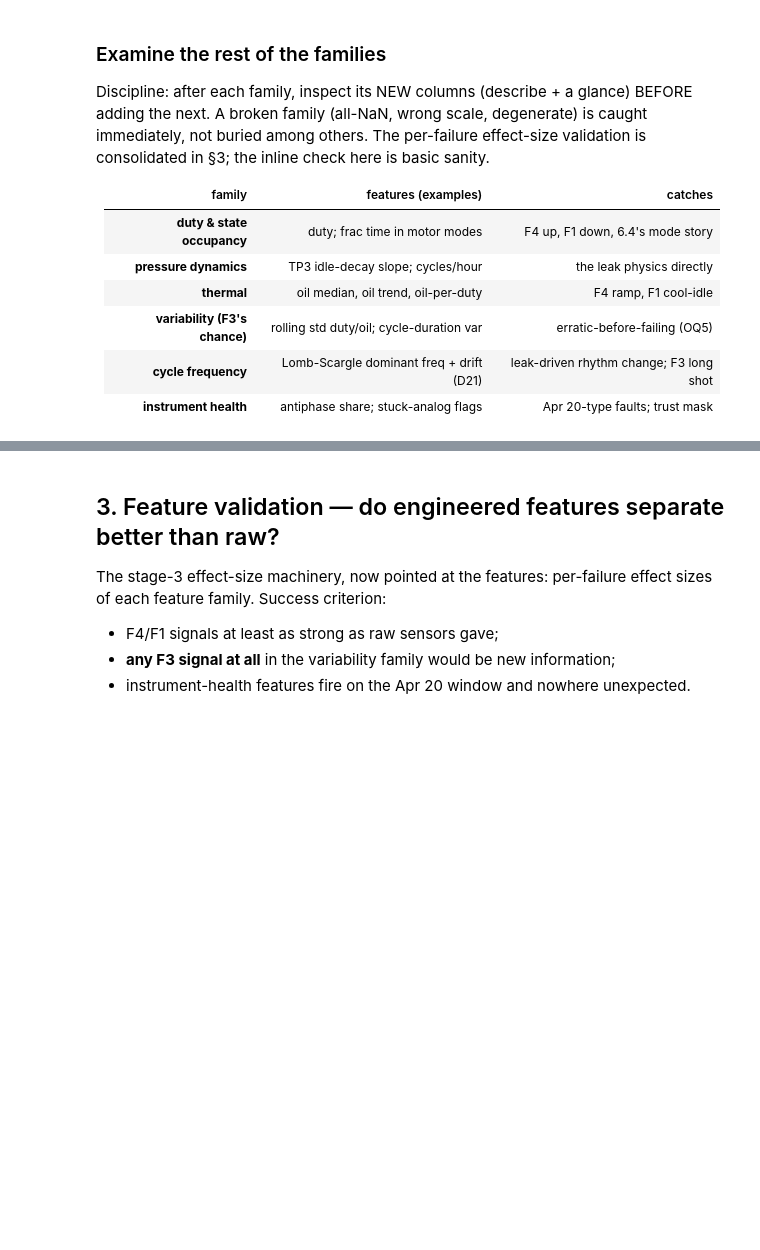
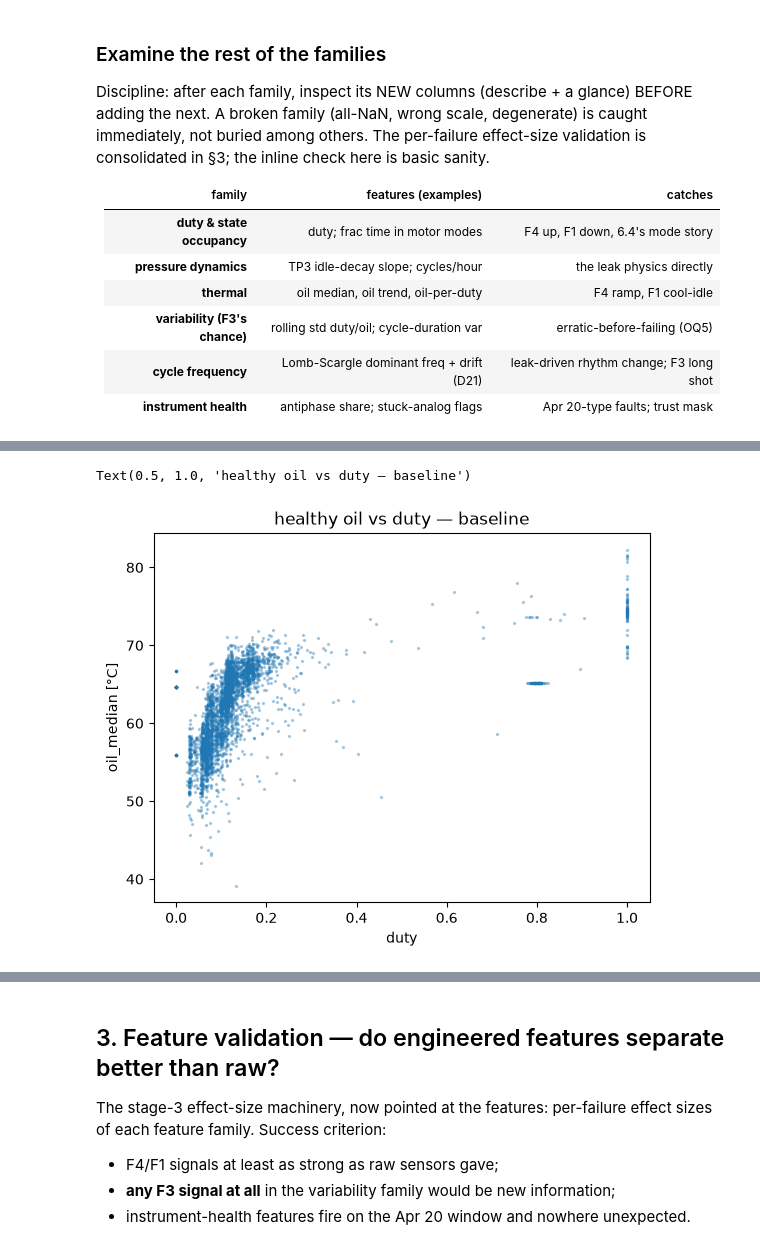
Before and after one commit to Rom5Leo/FAHM_Project, a Jupyter notebook: notebooks/04_feature_engineering.ipynb, the cells around one changed output, grey strips where cells are left out. Cells and saved outputs as stored; diff of their text form; code cells hidden in the pictures; blank space fills up the shorter version.

```diff
--- a/notebooks/04_feature_engineering.ipynb
+++ b/notebooks/04_feature_engineering.ipynb
@@ -267,0 +294,4 @@ display(f_variability.describe())          # sanity: scale sane? any all-NaN col
+# %%
+feat_cols = ["duty", "frac_off", "frac_offloaded", "frac_loaded"]
+duty_feats = pd.concat([grid, f_duty_state], axis=1)
+an.feature_effect_by_failure(f_duty_state, grid, grid_labels, fw, feat_cols)
@@ -267,0 +466,7 @@ display(f_variability.describe())          # sanity: scale sane? any all-NaN col
+# %%
+h = grid_labels == "healthy"
+plt.scatter(duty_feats.loc[h, "duty"], f_thermal.loc[h, "oil_median"], s=2, alpha=0.3)
+plt.xlabel("duty"); plt.ylabel("oil_median [°C]"); plt.title("healthy oil vs duty — baseline")
+# %% [output]
+Text(0.5, 1.0, 'healthy oil vs duty — baseline')
+[figure, added]
```
Also changed, not shown: parts of 52 cells of this notebook, 2 other files.
